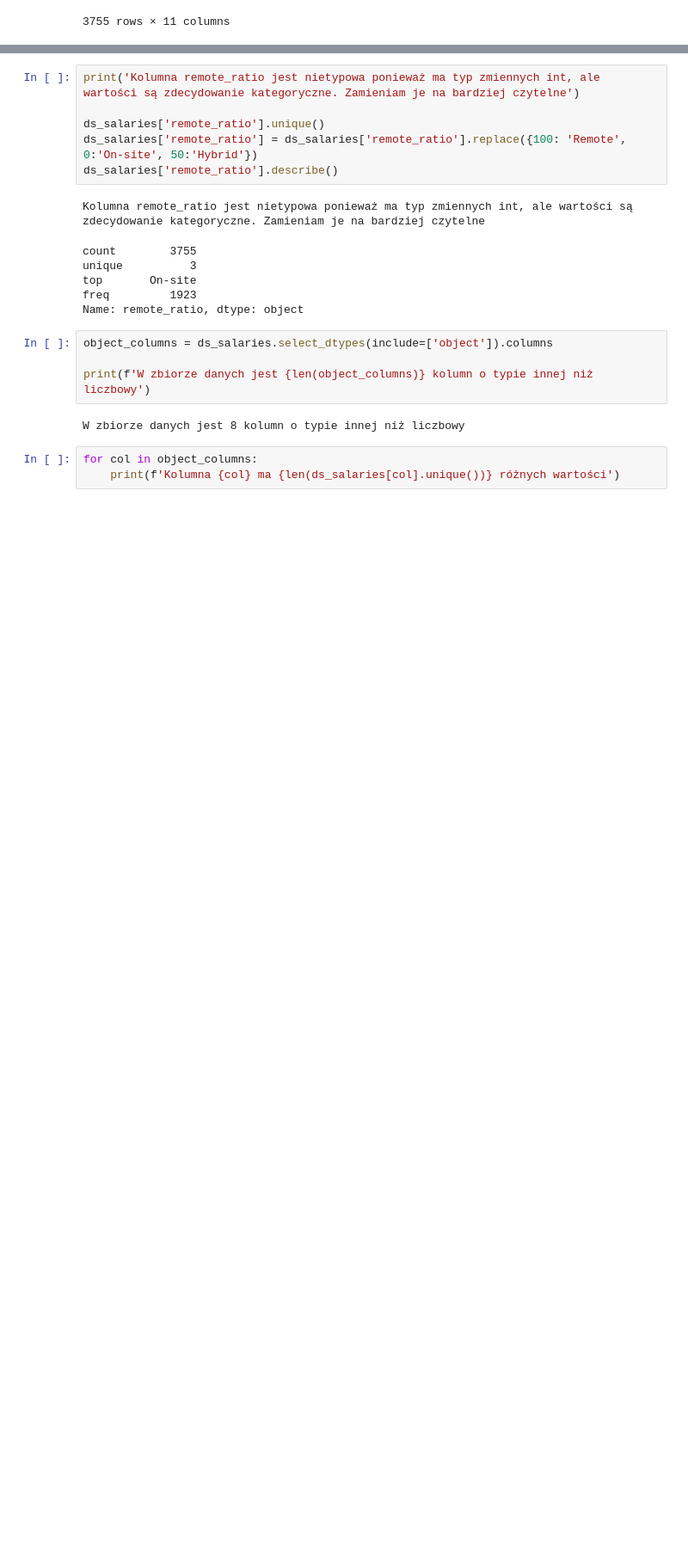
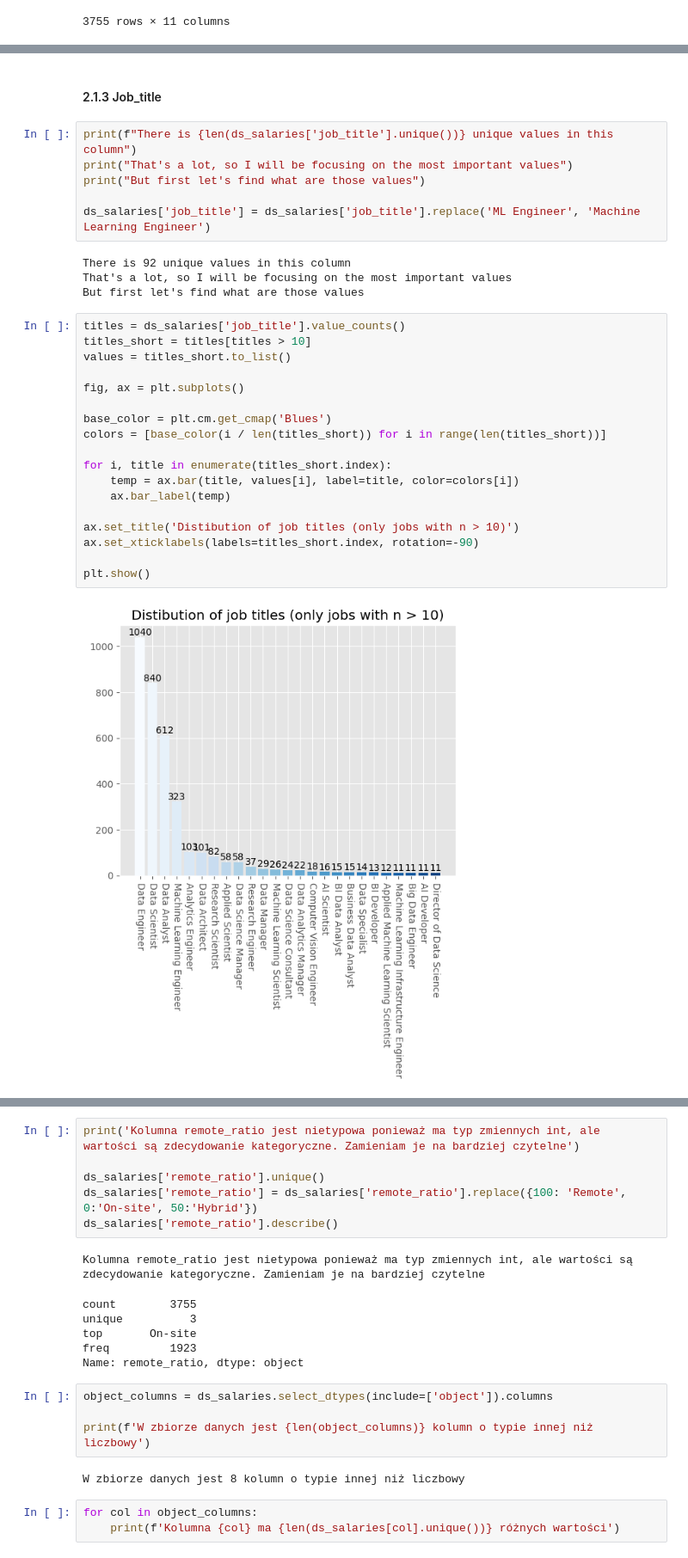
Before and after one commit to ST4N3R/eda_projects, a Jupyter notebook: Data_Science_salaries/main.ipynb, the cells around one changed output, grey strips where cells are left out. Shown at 86% size. Cells and saved outputs as stored; diff of their text form; blank space fills up the shorter version.

```diff
--- a/Data_Science_salaries/main.ipynb
+++ b/Data_Science_salaries/main.ipynb
@@ -49,0 +165,32 @@ memory usage: 322.8+ KB
+# %% [markdown]
+#### 2.1.3 Job_title
+# %%
+print(f"There is {len(ds_salaries['job_title'].unique())} unique values in this column")
+print("That's a lot, so I will be focusing on the most important values")
+print("But first let's find what are those values")
+
+ds_salaries['job_title'] = ds_salaries['job_title'].replace('ML Engineer', 'Machine Learning Engineer')
+# %% [output]
+There is 92 unique values in this column
+That's a lot, so I will be focusing on the most important values
+But first let's find what are those values
+# %%
+titles = ds_salaries['job_title'].value_counts()
+titles_short = titles[titles > 10]
+values = titles_short.to_list()
+
+fig, ax = plt.subplots()
+
+base_color = plt.cm.get_cmap('Blues')
+colors = [base_color(i / len(titles_short)) for i in range(len(titles_short))]
+
+for i, title in enumerate(titles_short.index):
+    temp = ax.bar(title, values[i], label=title, color=colors[i])
+    ax.bar_label(temp)
+
+ax.set_title('Distibution of job titles (only jobs with n > 10)')
+ax.set_xticklabels(labels=titles_short.index, rotation=-90)
+
+plt.show()
+# %% [output]
+[figure, added]
```
Also changed, not shown: parts of 29 cells of this notebook, 1 other file.
